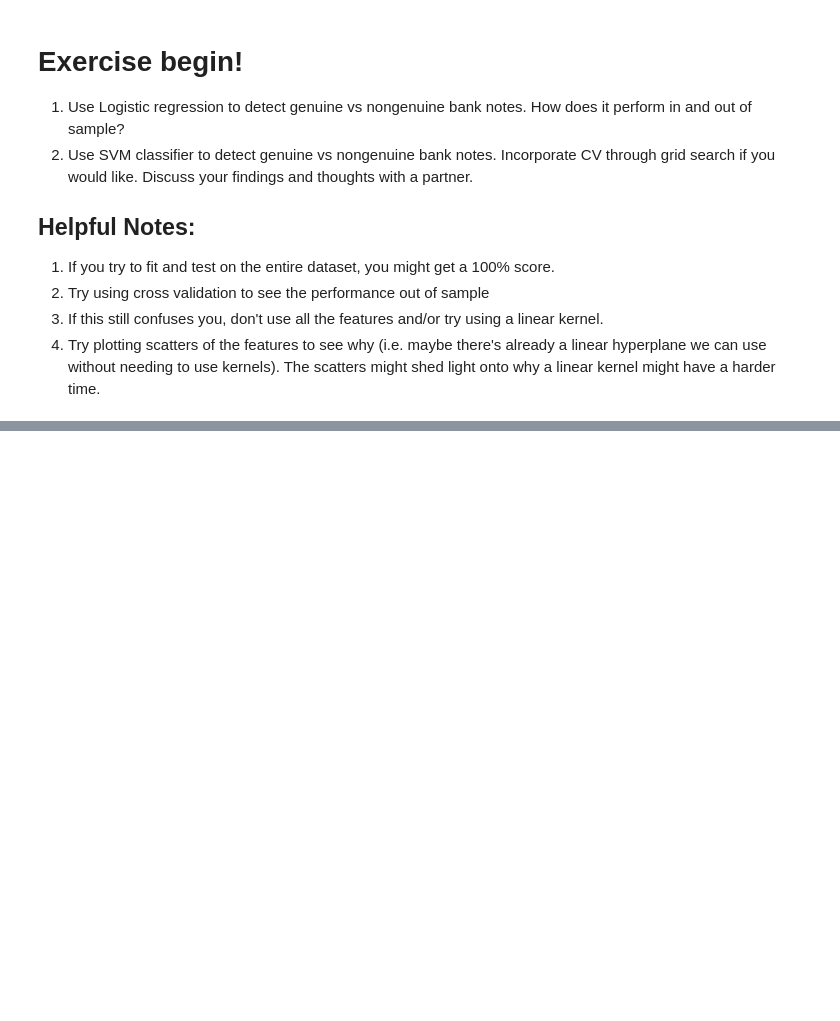
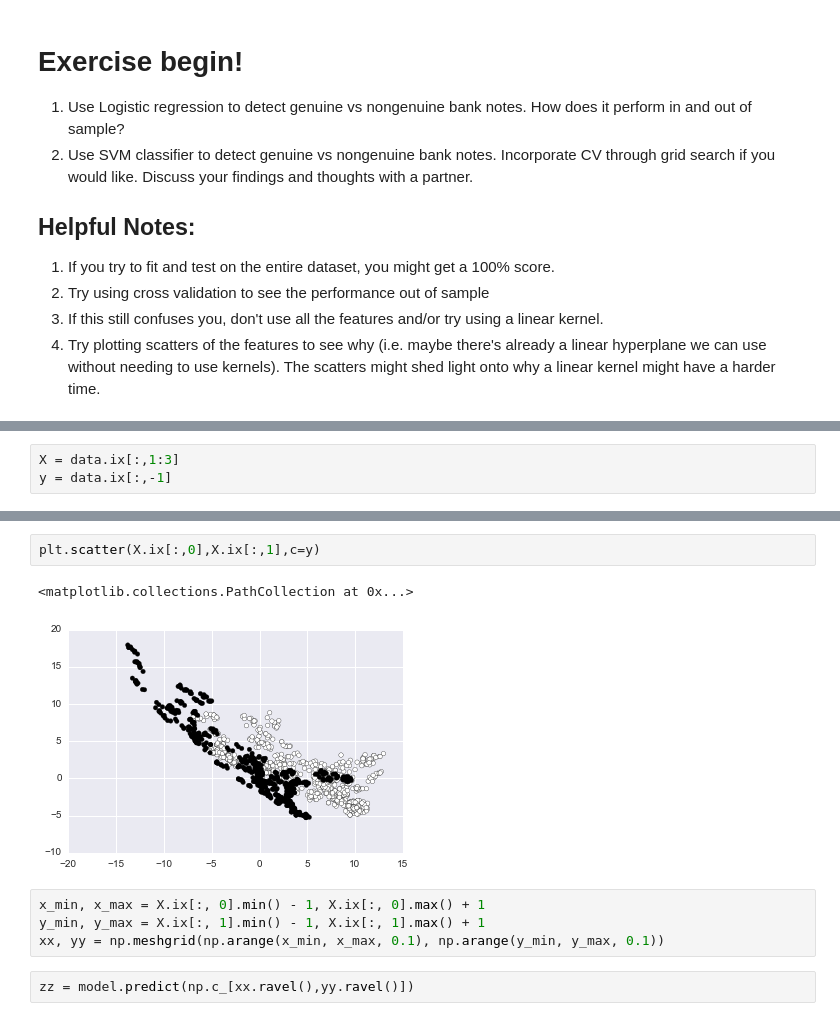
Before and after one commit to brianchandbound/ga-ds, a Jupyter notebook: 11_svm/11_02_banknotes.ipynb, the cells around one changed output, grey strips where cells are left out. Cells and saved outputs as stored; diff of their text form; blank space fills up the shorter version.

```diff
--- a/11_svm/11_02_banknotes.ipynb
+++ b/11_svm/11_02_banknotes.ipynb
@@ -47,0 +106,3 @@ y = data.ix[:,-1]
+# %%
+X = data.ix[:,1:3]
+y = data.ix[:,-1]
@@ -47,0 +115,11 @@ y = data.ix[:,-1]
+# %%
+plt.scatter(X.ix[:,0],X.ix[:,1],c=y)
+# %% [output]
+<matplotlib.collections.PathCollection at 0x...>
+[figure, added]
+# %%
+x_min, x_max = X.ix[:, 0].min() - 1, X.ix[:, 0].max() + 1
+y_min, y_max = X.ix[:, 1].min() - 1, X.ix[:, 1].max() + 1
+xx, yy = np.meshgrid(np.arange(x_min, x_max, 0.1), np.arange(y_min, y_max, 0.1))
+# %%
+zz = model.predict(np.c_[xx.ravel(),yy.ravel()])
```
Also changed, not shown: parts of 14 cells of this notebook, 2 other files.
